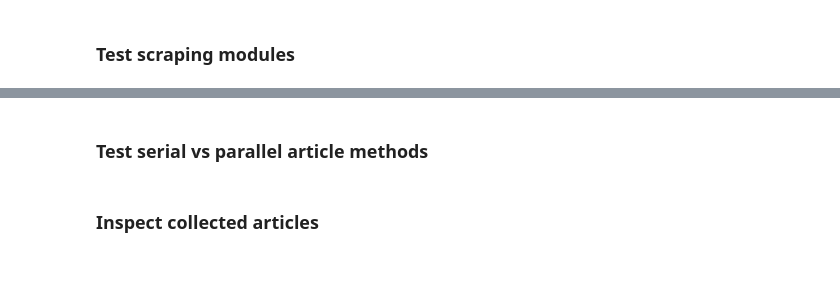
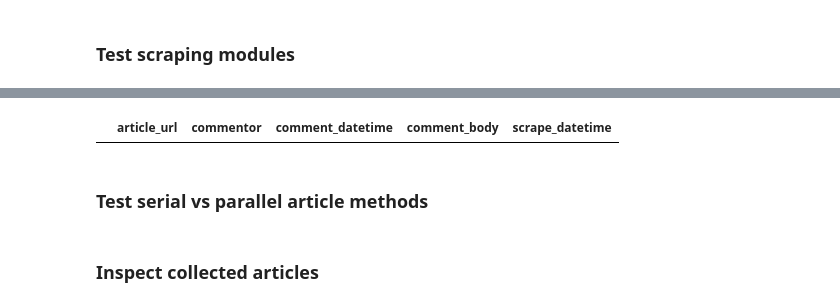
Before and after one commit to jweisman11a/pft_capstone, a Jupyter notebook: collect_data.ipynb, the cells around one changed output, grey strips where cells are left out. Saved outputs shown, nothing was run; the diff lists cells and outputs as text; code cells hidden in the pictures; blank space fills up the shorter version.

Commit message:
switched comment collection away from selenium due to poor performance

```diff
--- a/collect_data.ipynb
+++ b/collect_data.ipynb
@@ -14,6 +21,8 @@ articles.head()
 # %%
-comments = scrape_comments.scrape_comments_from_pft_article('https://profootballtalk.nbcsports.com/2014/12/22/cam-newtons-toughness-on-display-yet-again/')
+comments = scrape_comments.scrape_comments_from_pft_article_v2('https://profootballtalk.nbcsports.com/2014/12/22/cam-newtons-toughness-on-display-yet-again/')
 comments.head()
+# %% [output]
+|  | article_url | commentor | comment_datetime | comment_body | scrape_datetime |
 # %% [markdown]
 ### Test serial vs parallel article methods
 # %%
```
Also changed, not shown: parts of 1 cell of this notebook, 3 other files.
